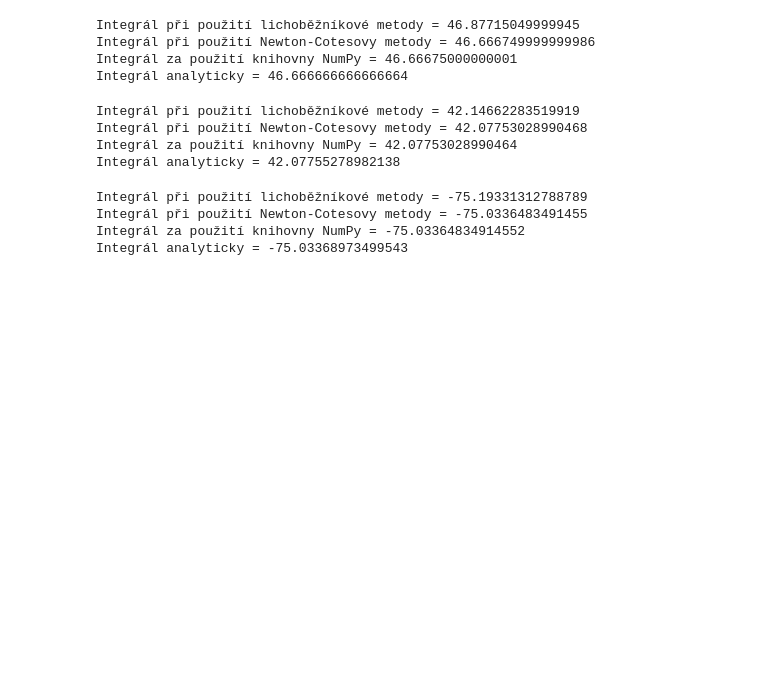
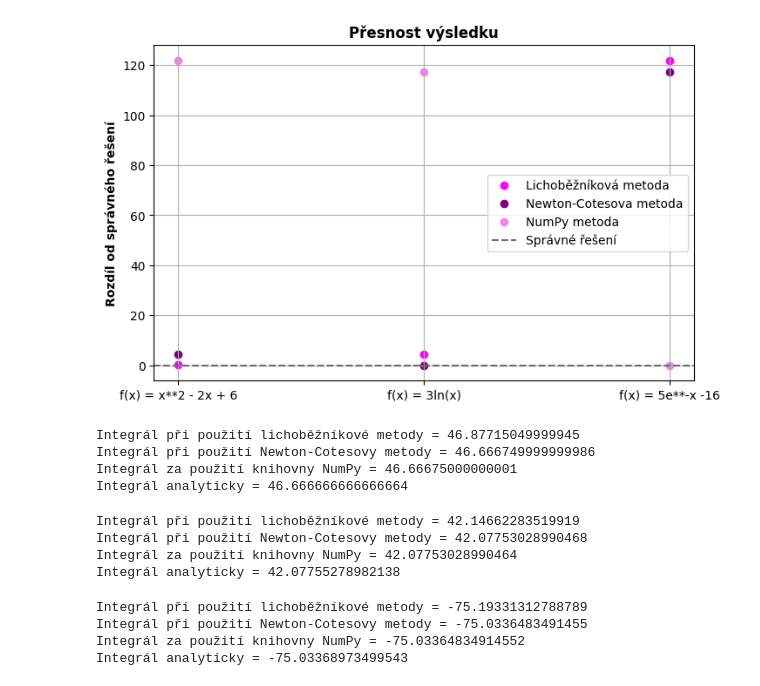
Before and after one commit to majdakleckerova/msw-zapoctovy-dokument, a Jupyter notebook: 9-integrace_funkce.ipynb, the cells around one changed output. Cells and saved outputs as stored; diff of their text form; code cells hidden in the pictures; blank space fills up the shorter version.

Commit message:
integral cviceni dokonceni

```diff
--- a/9-integrace_funkce.ipynb
+++ b/9-integrace_funkce.ipynb
@@ -1,3 +1,24 @@
+# %%
+# GRAFICKÉ ZNÁZORNĚNÍ PŘESNOSTI ŘEŠENÍ
+import matplotlib.pyplot as plt
+
+funkce = ["f(x) = x**2 - 2x + 6","f(x) = 3ln(x)", "f(x) = 5e**-x -16"]
+lichobeznikova_metoda = [abs(integral_analyticky_1 - integral_1_1) , abs(integral_analyticky_2 - integral_1_2), abs(integral_analyticky_3 - integral_1_3)]
+newton_cotesova_metoda = [abs(integral_analyticky_1 - integral_2_1) , abs(integral_analyticky_2 - integral_2_2), abs(integral_analyticky_3 - integral_2_3)]
+numpy_metoda = [abs(integral_analyticky_1 - integral_3_1) , abs(integral_analyticky_2 - integral_3_2), abs(integral_analyticky_3 - integral_3_3)]
+
+plt.figure(figsize=(8,5))
+plt.scatter(funkce,lichobeznikova_metoda, marker="o", color= "magenta", label = "Lichoběžníková metoda")
+plt.scatter(funkce,newton_cotesova_metoda, marker="o", color= "purple", label = "Newton-Cotesova metoda")
+plt.scatter(funkce,numpy_metoda, marker="o", color= "violet", label = "NumPy metoda")
+plt.axhline(0, color="dimgrey", linestyle = "dashed", label = "Správné řešení")  # černá, přerušovaná osa x
+plt.ylabel('Rozdíl od správného řešení', fontweight="bold")
+plt.title("Přesnost výsledku", fontweight="bold")
+plt.grid()
+plt.legend()
+plt.show()
+# %% [output]
+[figure, added]
 # %%
 def f(x):
     return x**2 - 2*x + 6
```
